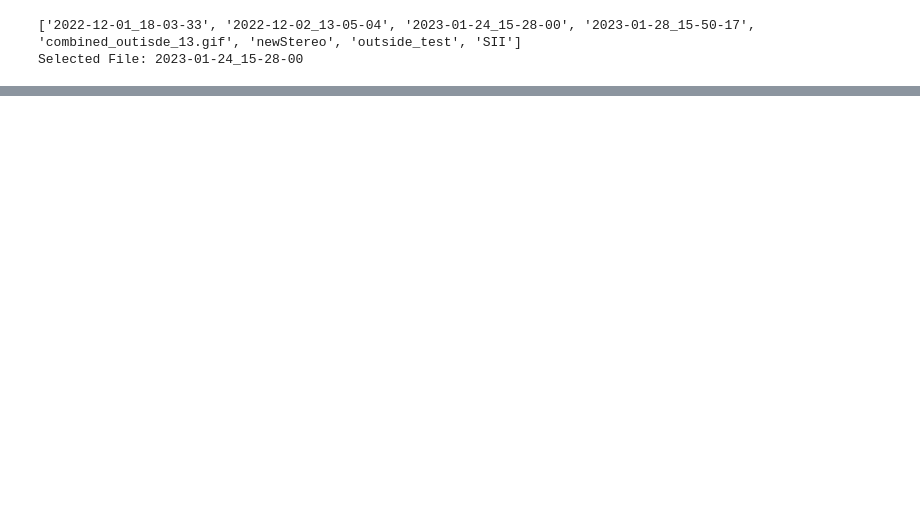
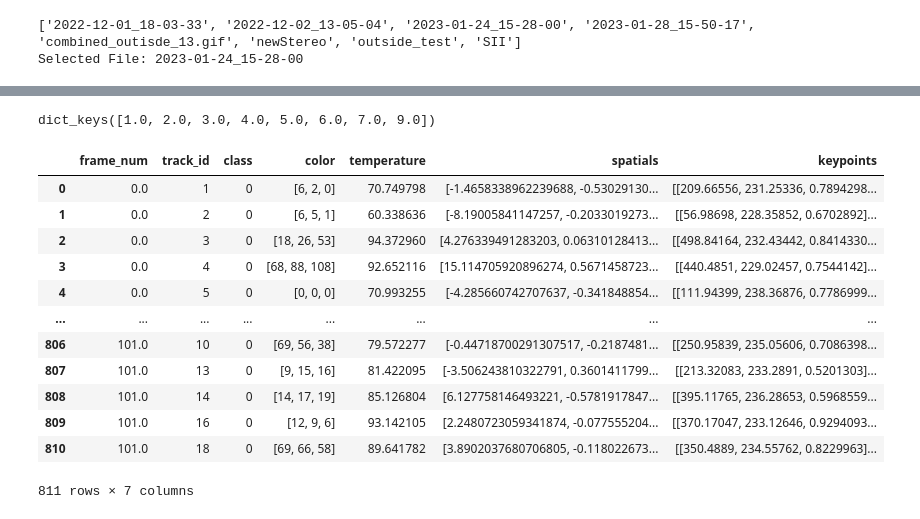
Before and after one commit to Gmaldonad17/Superimposition-of-Images-for-RGBDT, a Jupyter notebook: photo_combine.ipynb, the cells around one changed output, grey strips where cells are left out. Saved outputs shown, nothing was run; the diff lists cells and outputs as text; code cells hidden in the pictures; blank space fills up the shorter version.

Commit message:
Extraction Implimented with ByteTrack

```diff
--- a/photo_combine.ipynb
+++ b/photo_combine.ipynb
@@ -311,0 +304,20 @@ load checkpoint from http path: https://download.openmmlab.com/mmpose/top_down/h
+# %%
+Handler.object_container.keys()
+# %% [output]
+dict_keys([1.0, 2.0, 3.0, 4.0, 5.0, 6.0, 7.0, 9.0])
+# %%
+_=Handler.createDataframe()
+# %% [output]
+|  | frame_num | track_id | class | color | temperature | spatials | keypoints |
+| 0 | 0.0 | 1 | 0 | [6, 2, 0] | 70.749798 | [-1.4658338962239688, -0.53029130... | [[209.66556, 231.25336, 0.7894298... |
+| 1 | 0.0 | 2 | 0 | [6, 5, 1] | 60.338636 | [-8.19005841147257, -0.2033019273... | [[56.98698, 228.35852, 0.6702892]... |
+| 2 | 0.0 | 3 | 0 | [18, 26, 53] | 94.372960 | [4.276339491283203, 0.06310128413... | [[498.84164, 232.43442, 0.8414330... |
+| 3 | 0.0 | 4 | 0 | [68, 88, 108] | 92.652116 | [15.114705920896274, 0.5671458723... | [[440.4851, 229.02457, 0.7544142]... |
+| 4 | 0.0 | 5 | 0 | [0, 0, 0] | 70.993255 | [-4.285660742707637, -0.341848854... | [[111.94399, 238.36876, 0.7786999... |
+| ... | ... | ... | ... | ... | ... | ... | ... |
+| 806 | 101.0 | 10 | 0 | [69, 56, 38] | 79.572277 | [-0.44718700291307517, -0.2187481... | [[250.95839, 235.05606, 0.7086398... |
+| 807 | 101.0 | 13 | 0 | [9, 15, 16] | 81.422095 | [-3.506243810322791, 0.3601411799... | [[213.32083, 233.2891, 0.5201303]... |
+| 808 | 101.0 | 14 | 0 | [14, 17, 19] | 85.126804 | [6.127758146493221, -0.5781917847... | [[395.11765, 236.28653, 0.5968559... |
+| 809 | 101.0 | 16 | 0 | [12, 9, 6] | 93.142105 | [2.2480723059341874, -0.077555204... | [[370.17047, 233.12646, 0.9294093... |
+| 810 | 101.0 | 18 | 0 | [69, 66, 58] | 89.641782 | [3.8902037680706805, -0.118022673... | [[350.4889, 234.55762, 0.8229963]... |
+811 rows × 7 columns
```
Also changed, not shown: parts of 9 cells of this notebook, 3 other files.
